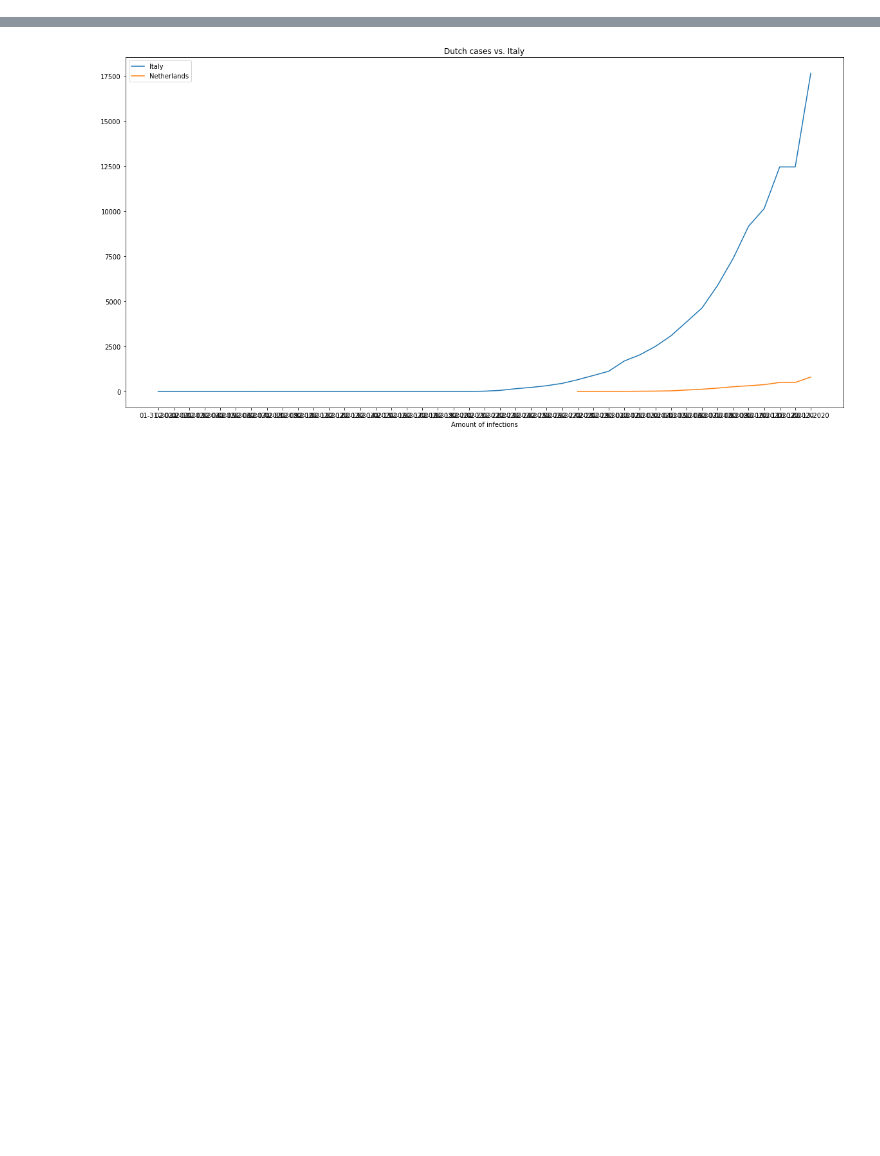
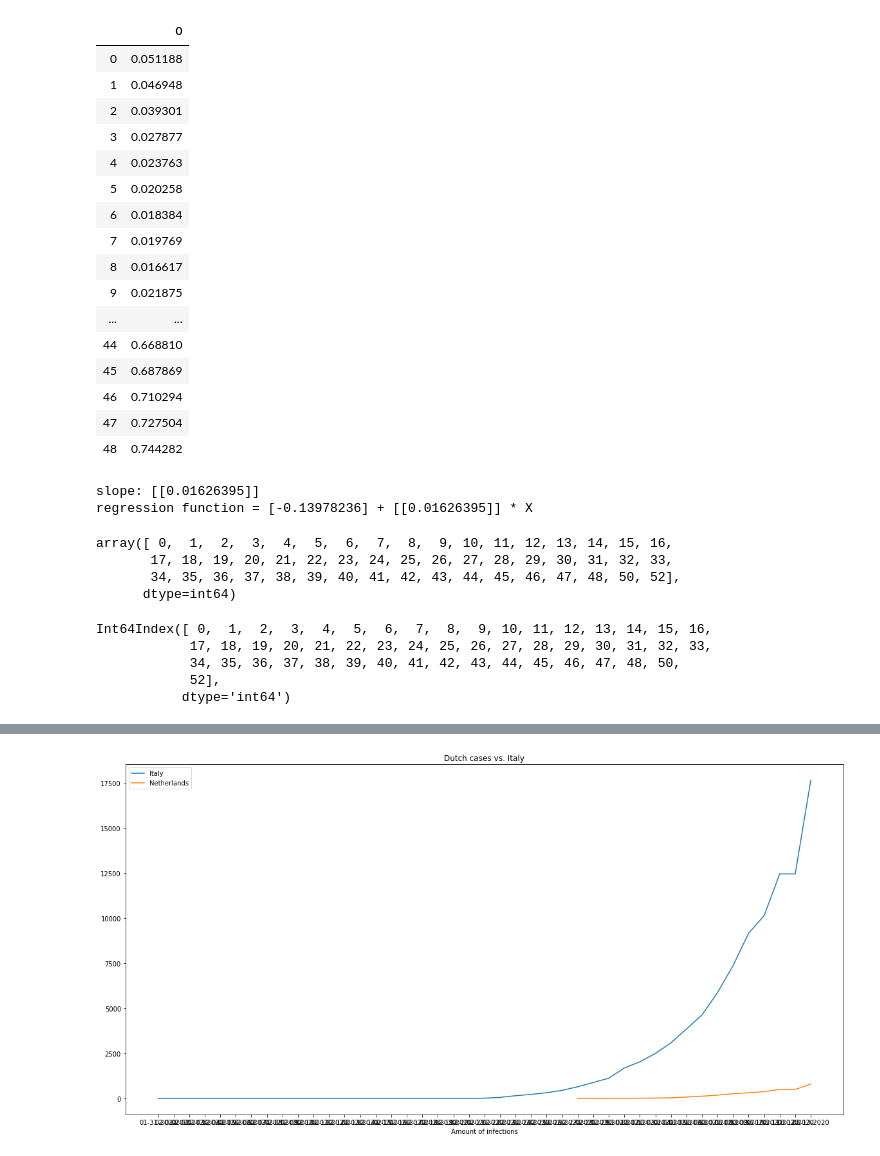
Before and after one commit to VincentFokker/Fruitpunch-AI-Covid-19, a Jupyter notebook: Impact on Health/CSSEGISandData - Corona Analysis.ipynb, the cells around one changed output, grey strips where cells are left out. Saved outputs shown, nothing was run; the diff lists cells and outputs as text; code cells hidden in the pictures; blank space fills up the shorter version.

```diff
--- a/Impact on Health/CSSEGISandData - Corona Analysis.ipynb
+++ b/Impact on Health/CSSEGISandData - Corona Analysis.ipynb
@@ -28,0 +81,48 @@ for date in all_dates[:-1]:
+# %%
+recover_china = pd.DataFrame(recover_china).dropna()
+recover_china
+# %% [output]
+|  | 0 |
+| 0 | 0.051188 |
+| 1 | 0.046948 |
+| 2 | 0.039301 |
+| 3 | 0.027877 |
+| 4 | 0.023763 |
+| 5 | 0.020258 |
+| 6 | 0.018384 |
+| 7 | 0.019769 |
+| 8 | 0.016617 |
+| 9 | 0.021875 |
+| ... | ... |
+| 44 | 0.668810 |
+| 45 | 0.687869 |
+| 46 | 0.710294 |
+| 47 | 0.727504 |
+| 48 | 0.744282 |
+# %%
+from sklearn.linear_model import LinearRegression
+model = LinearRegression()
+y = np.array(recover_china[0]).reshape(-1, 1)
+x = np.array(recover_china.index).reshape(-1, 1)
+model.fit(x,y)
+print('slope:', model.coef_)
+print('regression function = {} + {} * X'.format(model.intercept_, model.coef_))
+y_pred = model.intercept_ + model.coef_ * x
+# %% [output]
+slope: [[0.01626395]]
+regression function = [-0.13978236] + [[0.01626395]] * X
+# %%
+np.array(recover_china.index)
+# %% [output]
+array([ 0,  1,  2,  3,  4,  5,  6,  7,  8,  9, 10, 11, 12, 13, 14, 15, 16,
+       17, 18, 19, 20, 21, 22, 23, 24, 25, 26, 27, 28, 29, 30, 31, 32, 33,
+       34, 35, 36, 37, 38, 39, 40, 41, 42, 43, 44, 45, 46, 47, 48, 50, 52],
+      dtype=int64)
+# %%
+recover_china.index
+# %% [output]
+Int64Index([ 0,  1,  2,  3,  4,  5,  6,  7,  8,  9, 10, 11, 12, 13, 14, 15, 16,
+            17, 18, 19, 20, 21, 22, 23, 24, 25, 26, 27, 28, 29, 30, 31, 32, 33,
+            34, 35, 36, 37, 38, 39, 40, 41, 42, 43, 44, 45, 46, 47, 48, 50,
+            52],
+           dtype='int64')
```
Also changed, not shown: parts of 10 cells of this notebook.
